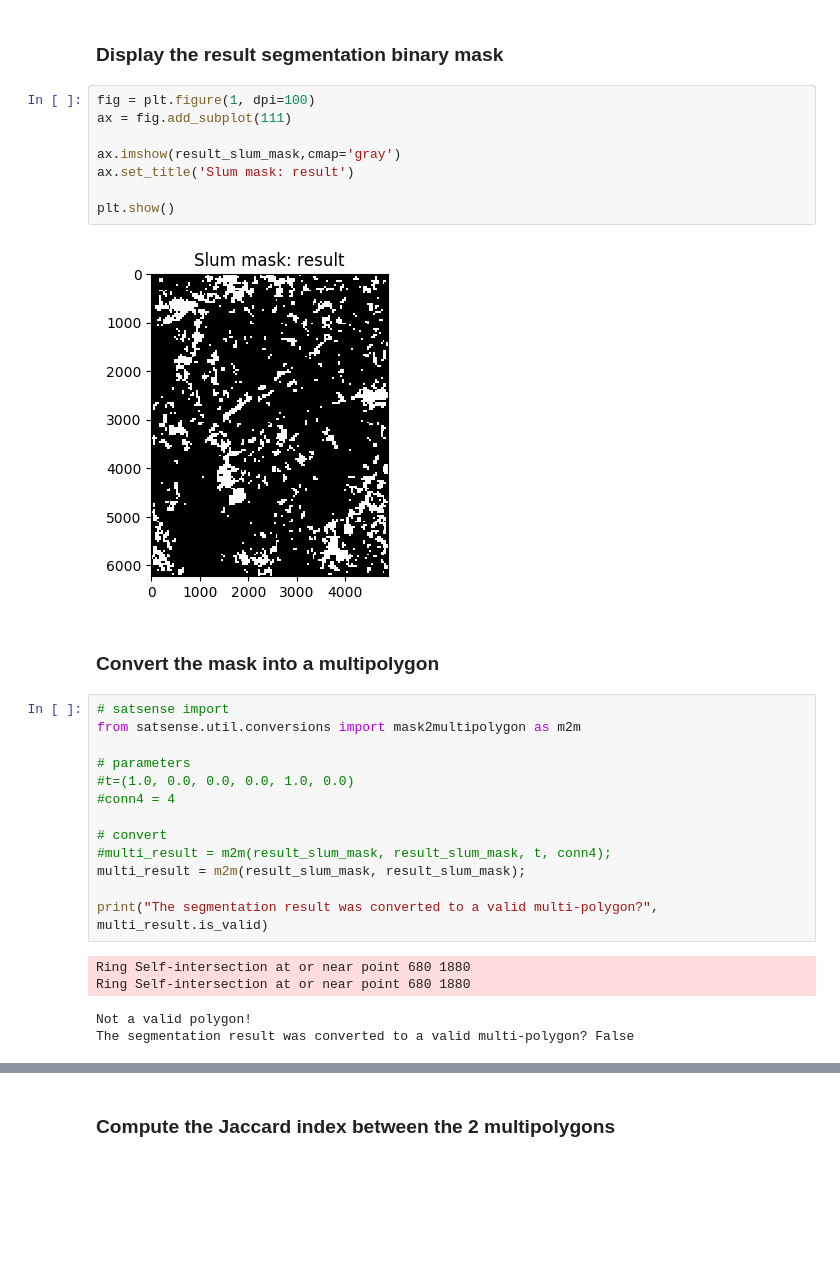
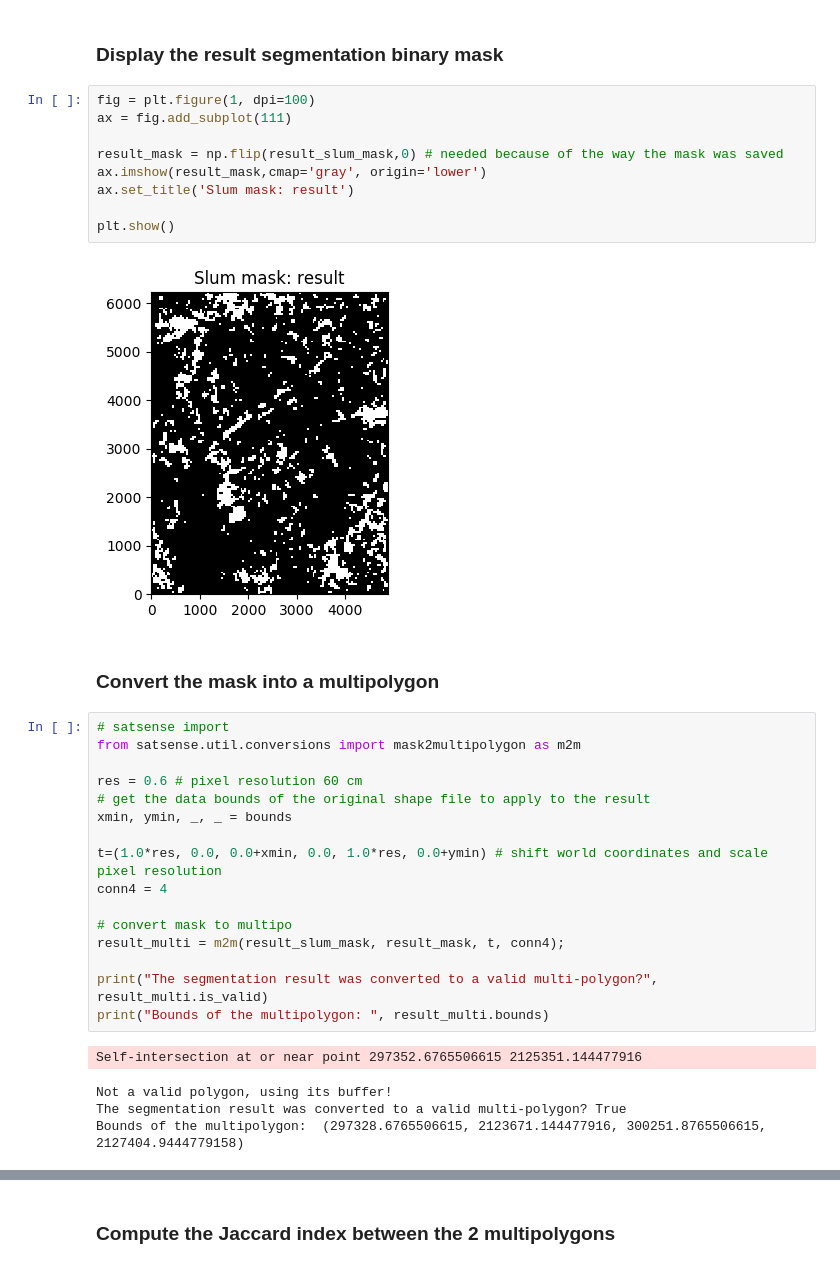
Before and after one commit to DynaSlum/satsense, a Jupyter notebook: Python/Notebooks/demo_notebooks/Performance/5_JaccardIndex_between_true_shape_and_segmentaiton_mask.ipynb, the cells around one changed output, grey strips where cells are left out. Saved outputs shown, nothing was run; the diff lists cells and outputs as text; blank space fills up the shorter version.

Commit message:
issue #57: demo notebook comapring shape file (ground truth) to binary mask (result). Dealt with invalid shapely multipolygon

```diff
--- a/Python/Notebooks/demo_notebooks/Performance/5_JaccardIndex_between_true_shape_and_segmentaiton_mask.ipynb
+++ b/Python/Notebooks/demo_notebooks/Performance/5_JaccardIndex_between_true_shape_and_segmentaiton_mask.ipynb
@@ -88,30 +92,34 @@ Segmentation result slum was loaded from  /home/elena/DynaSlum/Results/Segmentat
 # %%
 fig = plt.figure(1, dpi=100)
 ax = fig.add_subplot(111)
 
-ax.imshow(result_slum_mask,cmap='gray')
+result_mask = np.flip(result_slum_mask,0) # needed because of the way the mask was saved
+ax.imshow(result_mask,cmap='gray', origin='lower')
 ax.set_title('Slum mask: result')
 
 plt.show()
 # %% [output]
-[figure, old version]
+[figure, new version]
 # %% [markdown]
 ### Convert the mask into a multipolygon
 # %%
 # satsense import
 from satsense.util.conversions import mask2multipolygon as m2m
 
-# parameters
-#t=(1.0, 0.0, 0.0, 0.0, 1.0, 0.0)
-#conn4 = 4
+res = 0.6 # pixel resolution 60 cm
+# get the data bounds of the original shape file to apply to the result
+xmin, ymin, _, _ = bounds
 
-# convert
-#multi_result = m2m(result_slum_mask, result_slum_mask, t, conn4);
-multi_result = m2m(result_slum_mask, result_slum_mask);
+t=(1.0*res, 0.0, 0.0+xmin, 0.0, 1.0*res, 0.0+ymin) # shift world coordinates and scale pixel resolution
+conn4 = 4
 
-print("The segmentation result was converted to a valid multi-polygon?", multi_result.is_valid)
+# convert mask to multipo
+result_multi = m2m(result_slum_mask, result_mask, t, conn4);
+
+print("The segmentation result was converted to a valid multi-polygon?", result_multi.is_valid)
+print("Bounds of the multipolygon: ", result_multi.bounds)
 # %% [output]
-Ring Self-intersection at or near point 680 1880
-Ring Self-intersection at or near point 680 1880
+Self-intersection at or near point 297352.6765506615 2125351.144477916
-Not a valid polygon!
-The segmentation result was converted to a valid multi-polygon? False
+Not a valid polygon, using its buffer!
+The segmentation result was converted to a valid multi-polygon? True
+Bounds of the multipolygon:  (297328.6765506615, 2123671.144477916, 300251.8765506615, 2127404.9444779158)
```
Also changed, not shown: parts of 6 cells of this notebook, 1 other file.
